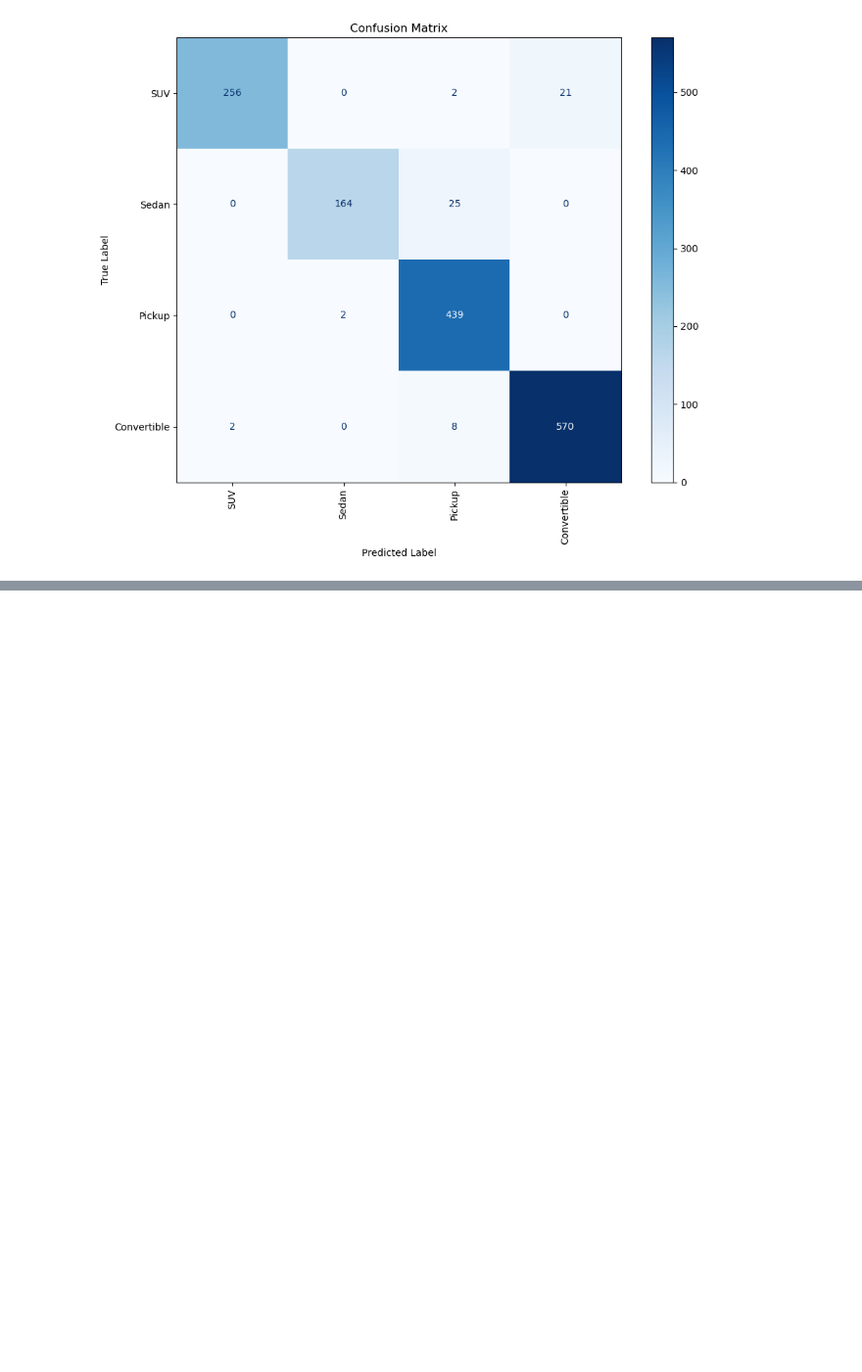
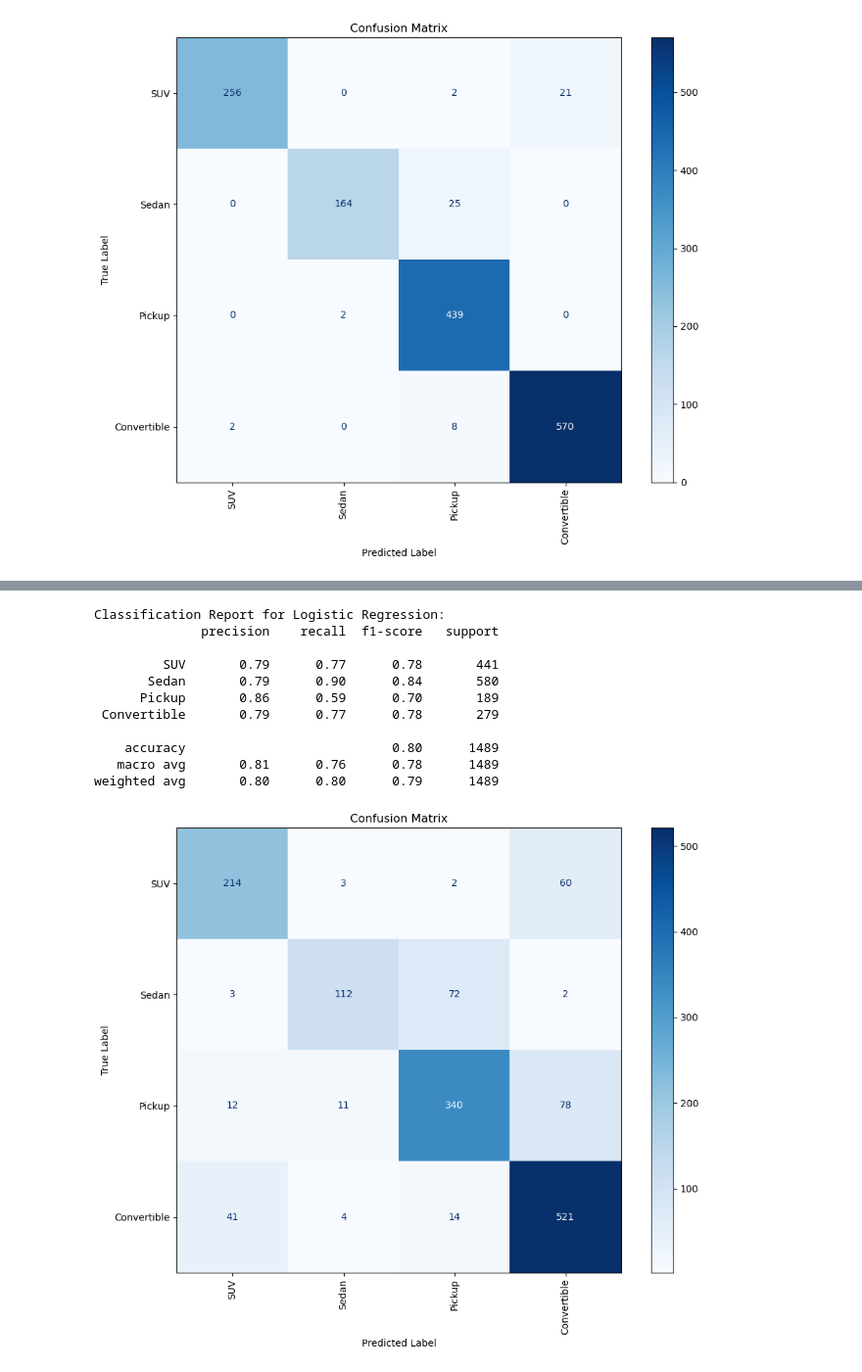
Before and after one commit to ijyliu/computer-vision-project, a Jupyter notebook: Code/Evaluation/Evaluate Classifiers.ipynb, the cells around one changed output, grey strips where cells are left out. Shown: that part at 98% size. Cells and saved outputs as stored; diff of their text form; code cells hidden in the pictures; blank space fills up the shorter version.

Commit message:
add logistic eval

```diff
--- a/Code/Evaluation/Evaluate Classifiers.ipynb
+++ b/Code/Evaluation/Evaluate Classifiers.ipynb
@@ -9,0 +11,3 @@ import matplotlib.pyplot as plt
+# %%
+class_labels = pd.read_excel('../../Data/Relabeled_Test_No_Blur/relabeled_test_no_blur_old_and_new_labels.xlsx')
+class_labels
@@ -79,0 +100,6 @@ weighted avg       0.96      0.96      0.96      1489
+# %%
+# Load '../../Data/Predictions/Logistic Regression/Logistic_Regression_Classifier_Predictions.xlsx'
+Logistic_Regression_Classifier_Predictions = pd.read_excel('../../Data/Predictions/Logistic Regression/Logistic_Regression_Classifier_Predictions.xlsx')
+# Create filename variable by splitting Image Path on '/' and taking the last element
+Logistic_Regression_Classifier_Predictions['filename'] = Logistic_Regression_Classifier_Predictions['Image Path'].apply(lambda x: x.split('/')[-1])
+Logistic_Regression_Classifier_Predictions
@@ -79,0 +120,7 @@ weighted avg       0.96      0.96      0.96      1489
+# %%
+# Inner join dota
+Logistic_Regression_Classifier_Predictions = Logistic_Regression_Classifier_Predictions.merge(class_labels, on='filename', how='inner')
+print(Logistic_Regression_Classifier_Predictions['New Class'].value_counts())
+# Keep only if New Class in ['SUV', 'Sedan', 'Pickup', 'Convertible']
+Logistic_Regression_Classifier_Predictions = Logistic_Regression_Classifier_Predictions[Logistic_Regression_Classifier_Predictions['New Class'].isin(['SUV', 'Sedan', 'Pickup', 'Convertible'])]
+Logistic_Regression_Classifier_Predictions
@@ -79,0 +149,16 @@ weighted avg       0.96      0.96      0.96      1489
+# %%
+# Evaluate on 'New Class' and 'Logistic_Regression_Classification'
+evaluate_classifier(Logistic_Regression_Classifier_Predictions['New Class'], Logistic_Regression_Classifier_Predictions['Logistic_Regression_Classification'], 'Logistic Regression')
+# %% [output]
+Classification Report for Logistic Regression:
+              precision    recall  f1-score   support
+
+         SUV       0.79      0.77      0.78       441
+       Sedan       0.79      0.90      0.84       580
+      Pickup       0.86      0.59      0.70       189
+ Convertible       0.79      0.77      0.78       279
+
+    accuracy                           0.80      1489
+   macro avg       0.81      0.76      0.78      1489
+weighted avg       0.80      0.80      0.79      1489
+[figure, added]
```
Also changed, not shown: parts of 6 cells of this notebook.
